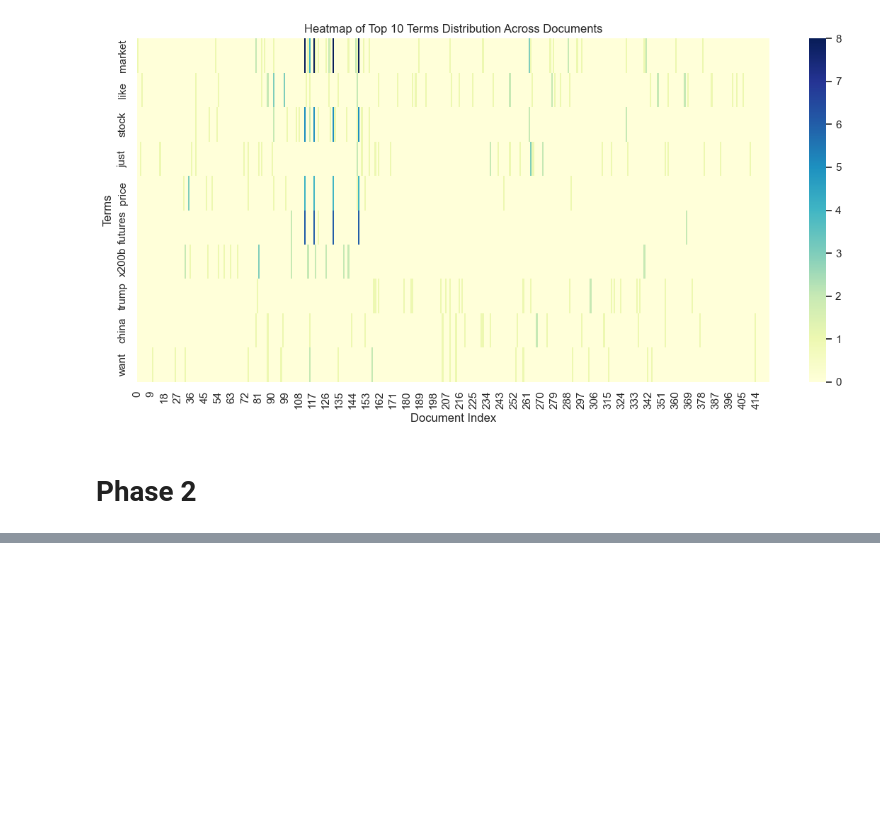
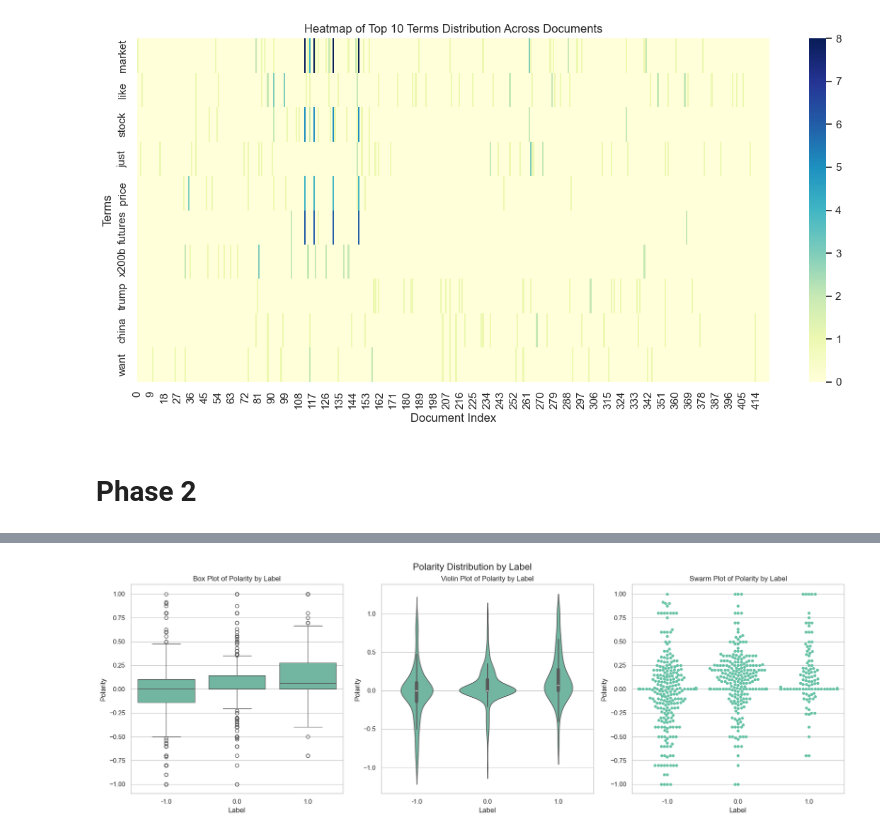
Before and after one commit to BingHsin/DM2025-Lab1-Exercise, a Jupyter notebook: DM2025-Lab1-Homework.ipynb, the cells around one changed output, grey strips where cells are left out. Cells and saved outputs as stored; diff of their text form; code cells hidden in the pictures; blank space fills up the shorter version.

```diff
--- a/DM2025-Lab1-Homework.ipynb
+++ b/DM2025-Lab1-Homework.ipynb
@@ -513,0 +602,91 @@ plt.show()
+# %%
+import pandas as pd
+import matplotlib.pyplot as plt
+import seaborn as sns
+import os
+from scipy.stats import f_oneway, kruskal, pointbiserialr
+import numpy as np
+
+# 假設 df 是你的 DataFrame
+# 例如: df = pd.read_csv('your_data.csv')
+
+# 檢查必要的欄位
+required_cols = ['polarity', 'label']
+if not all(col in df.columns for col in required_cols):
+    missing = [col for col in required_cols if col not in df.columns]
+    raise ValueError(f"Missing required columns: {missing}")
+
+# 確保 label 是字串格式以便顯示
+df['label'] = df['label'].astype(str)
+
+# 篩選數據，移除缺失值
+df_clean = df[['polarity', 'label']].dropna()
+
+# 統計分析
+print("\n=== 統計分析 ===")
+# 分組數據
+groups = [df_clean[df_clean['label'] == label]['polarity'] for label in df_clean['label'].unique()]
+
+# 1. ANOVA 檢定
+f_stat, p_value_anova = f_oneway(*groups)
+print(f"ANOVA 結果: F = {f_stat:.4f}, p-value = {p_value_anova:.4f}")
+if p_value_anova < 0.05:
+    print("結論: polarity 在不同 label 類別間有顯著差異 (p < 0.05)")
+else:
+    print("結論: polarity 在不同 label 類別間無顯著差異 (p >= 0.05)")
+
+# 2. Kruskal-Wallis 檢定（非參數）
+kw_stat, p_value_kw = kruskal(*groups)
+print(f"Kruskal-Wallis 結果: H = {kw_stat:.4f}, p-value = {p_value_kw:.4f}")
+if p_value_kw < 0.05:
+    print("結論: polarity 在不同 label 類別間有顯著差異 (p < 0.05)")
+else:
+    print("結論: polarity 在不同 label 類別間無顯著差異 (p >= 0.05)")
+
+# 3. 點二列相關係數（僅對 -1.0 和 1.0）
+df_binary = df_clean[df_clean['label'].isin(['-1.0', '1.0'])].copy()
+df_binary['label_binary'] = df_binary['label'].map({'-1.0': 0, '1.0': 1})
+if len(df_binary) > 0:
+    pb_corr, p_value_pb = pointbiserialr(df_binary['label_binary'], df_binary['polarity'])
+    print(f"Point-Biserial Correlation: r = {pb_corr:.4f}, p-value = {p_value_pb:.4f}")
+    if p_value_pb < 0.05:
+        print("結論: polarity 與二元 label (-1.0 vs 1.0) 有顯著相關 (p < 0.05)")
+    else:
+        print("結論: polarity 與二元 label (-1.0 vs 1.0) 無顯著相關 (p >= 0.05)")
+else:
+    print("警告: 無 -1.0 或 1.0 的數據，無法計算點二列相關係數")
+
+# 設置繪圖風格
+sns.set_theme(style='whitegrid', palette='Set2')
+
+# 創建圖表
+fig, axes = plt.subplots(1, 3, figsize=(18, 6))
+
+# 1. 箱型圖
+sns.boxplot(x='label', y='polarity', data=df_clean, ax=axes[0])
+axes[0].set_title('Box Plot of Polarity by Label')
+axes[0].set_xlabel('Label')
+axes[0].set_ylabel('Polarity')
+
+# 2. 小提琴圖
+sns.violinplot(x='label', y='polarity', data=df_clean, ax=axes[1])
+axes[1].set_title('Violin Plot of Polarity by Label')
+axes[1].set_xlabel('Label')
+axes[1].set_ylabel('Polarity')
+
+# 3. 散點圖（Swarm Plot）
+sns.swarmplot(x='label', y='polarity', data=df_clean, ax=axes[2])
+axes[2].set_title('Swarm Plot of Polarity by Label')
+axes[2].set_xlabel('Label')
+axes[2].set_ylabel('Polarity')
+
+# 調整佈局
+plt.tight_layout()
+plt.suptitle('Polarity Distribution by Label', y=1.02, fontsize=16)
+
+# 儲存圖表
+output_dir = './plots'
+os.makedirs(output_dir, exist_ok=True)
+plt.savefig(os.path.join(output_dir, 'polarity_label_analysis.png'), dpi=300, bbox_inches='tight')
+plt.show()
+# %% [output]
@@ -513,0 +700 @@ plt.show()
+[figure, added]
```
Also changed, not shown: parts of 30 cells of this notebook, 17 other files.
